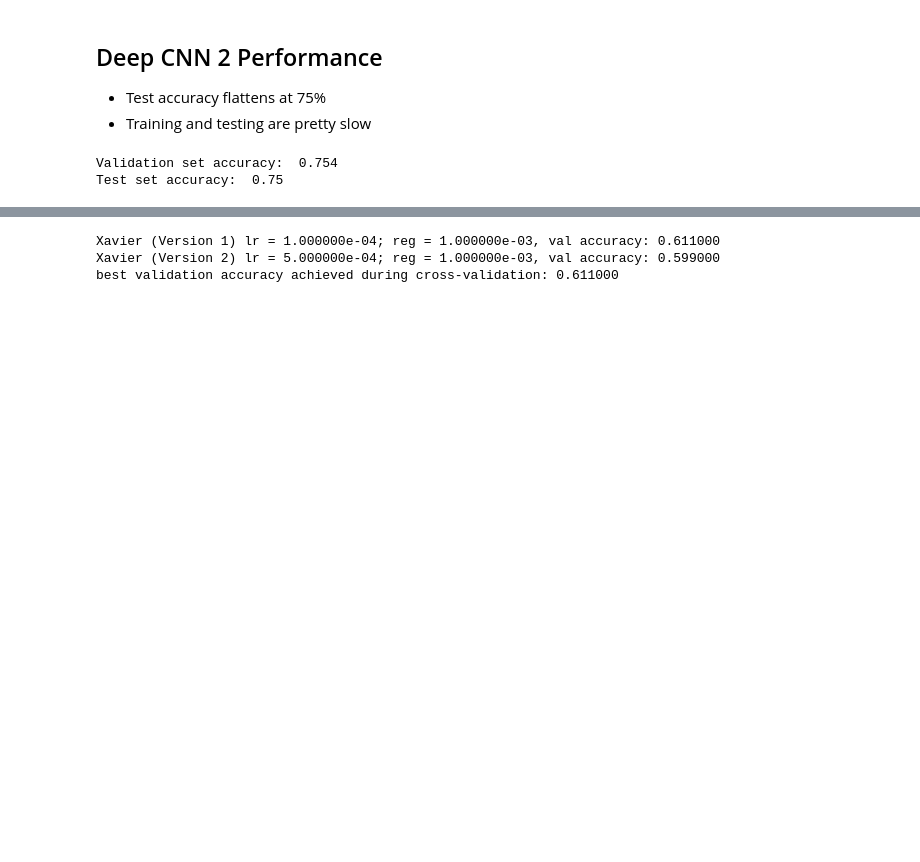
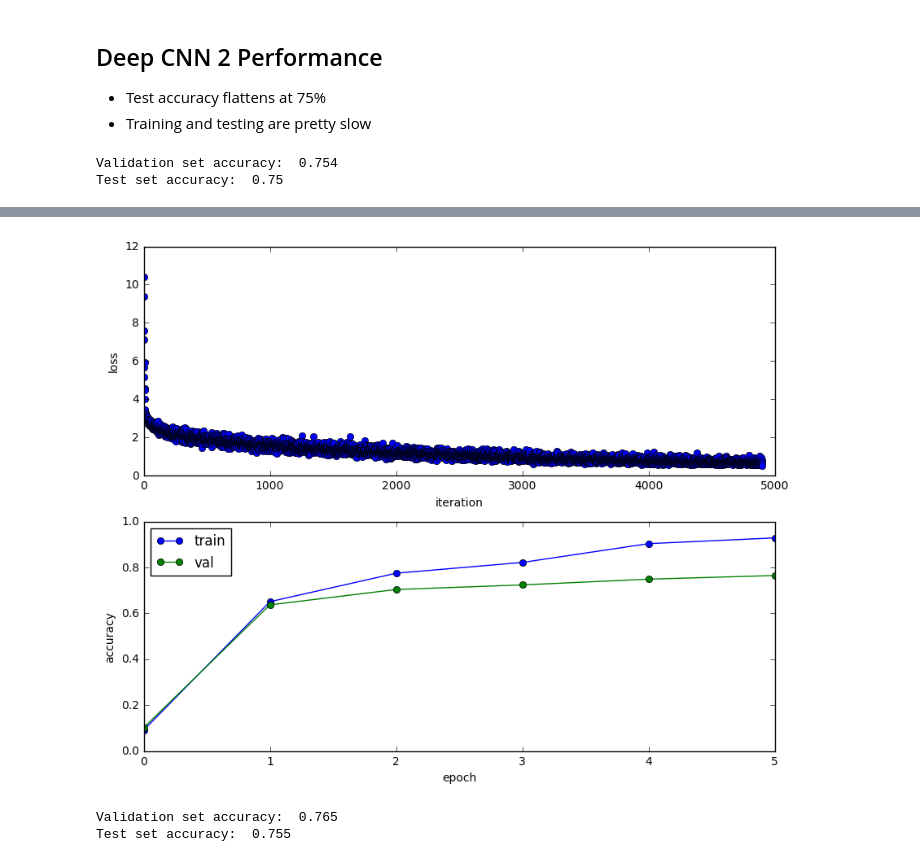
Before and after one commit to LUKELIEM/CS231N-Assignment-2, a Jupyter notebook: CNNDesign.ipynb, the cells around one changed output, grey strips where cells are left out. Cells and saved outputs as stored; diff of their text form; code cells hidden in the pictures; blank space fills up the shorter version.

```diff
--- a/CNNDesign.ipynb
+++ b/CNNDesign.ipynb
@@ -380,13 +374,23 @@ KeyboardInterrupt:
-# %%
-# Print out results.
-v = 1
-for param,accuracy in sorted(results.iteritems()):
-    architecture, i, version, lr, reg = param
-    print '%s (Version %d) lr = %e; reg = %e, val accuracy: %f' % (architecture, version, lr, reg, accuracy)
-    v += 1
-
-print 'best validation accuracy achieved during cross-validation: %f' % best_val
-# %% [output]
-Xavier (Version 1) lr = 1.000000e-04; reg = 1.000000e-03, val accuracy: 0.611000
-Xavier (Version 2) lr = 5.000000e-04; reg = 1.000000e-03, val accuracy: 0.599000
-best validation accuracy achieved during cross-validation: 0.611000
+# %%
+plt.subplot(2, 1, 1)
+plt.plot(solver.loss_history, 'o')
+plt.xlabel('iteration')
+plt.ylabel('loss')
+
+plt.subplot(2, 1, 2)
+plt.plot(solver.train_acc_history, '-o')
+plt.plot(solver.val_acc_history, '-o')
+plt.legend(['train', 'val'], loc='upper left')
+plt.xlabel('epoch')
+plt.ylabel('accuracy')
+plt.show()
+# %% [output]
+[figure, added]
+# %%
+y_test_pred = np.argmax(best_model.loss(data['X_test']), axis=1)
+y_val_pred = np.argmax(best_model.loss(data['X_val']), axis=1)
+print 'Validation set accuracy: ', (y_val_pred == data['y_val']).mean()
+print 'Test set accuracy: ', (y_test_pred == data['y_test']).mean()
+# %% [output]
+Validation set accuracy:  0.765
+Test set accuracy:  0.755
```
Also changed, not shown: parts of 2 cells of this notebook, 1 other file.
